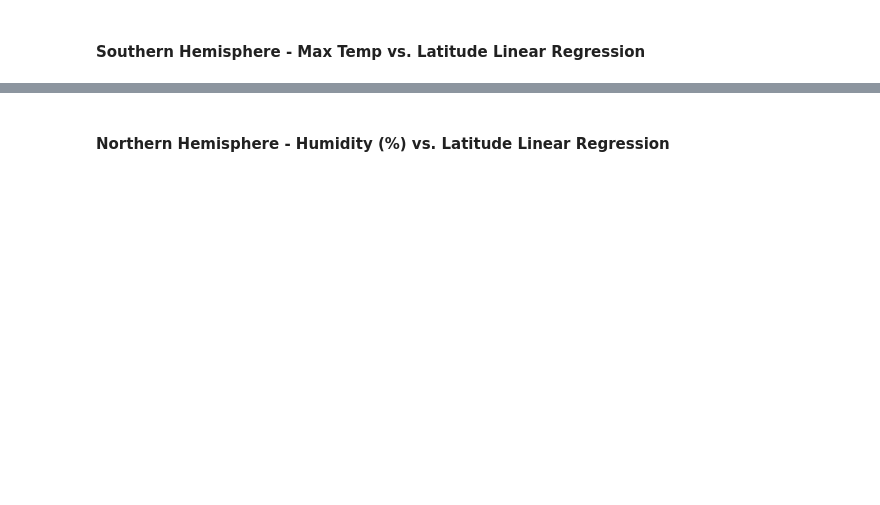
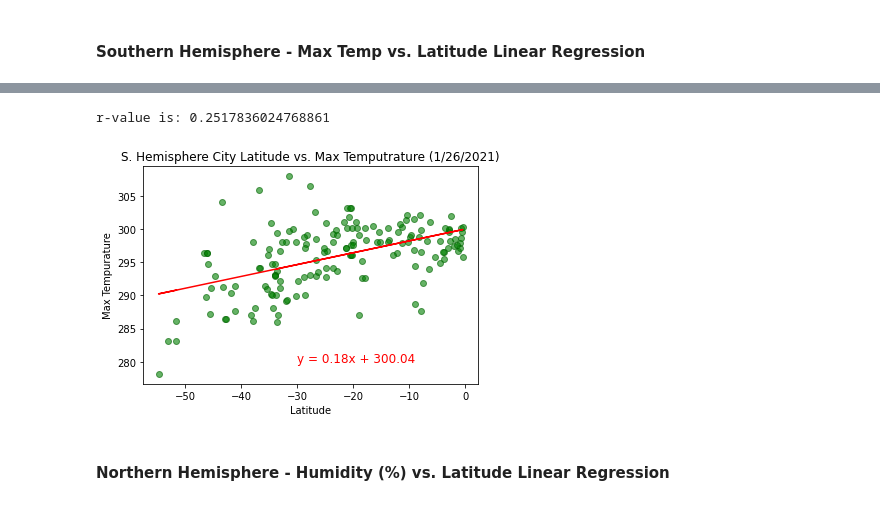
Before and after one commit to andrewneher/python-api-challenge, a Jupyter notebook: WeatherPy/ANeher_WeatherPy.ipynb, the cells around one changed output, grey strips where cells are left out. Cells and saved outputs as stored; diff of their text form; code cells hidden in the pictures; blank space fills up the shorter version.

```diff
--- a/WeatherPy/ANeher_WeatherPy.ipynb
+++ b/WeatherPy/ANeher_WeatherPy.ipynb
@@ -226,2 +240,20 @@ The r-value is: 0.6082708688906918
+# %%
+xv2 = s_hem['lat']
+yv2 = s_hem['max_temp']
+(slope, intercept, rvalue, pvalue, stderr) =linregress(xv2, yv2)
+regress = xv2 * slope + intercept
+# %%
+line_eq = "y = " + str(round(slope,2)) + "x + " + str(round(intercept,2))
+plt.scatter(xv2, yv2, color="green", alpha = .6, edgecolors='darkgreen')
+plt.plot(xv2,regress, "r-")
+plt.annotate(line_eq,(-30,280), fontsize=12, color="r")
+plt.xlabel("Latitude")
+plt.ylabel("Max Tempurature")
+plt.title("S. Hemisphere City Latitude vs. Max Temputrature (1/26/2021)")
+print(f"r-value is: {rvalue**2}")
+plt.savefig("output_data/S_HEM_lat_temp.png")
+# %% [output]
+r-value is: 0.2517836024768861
+[figure, added]
 # %% [markdown]
 ####  Northern Hemisphere - Humidity (%) vs. Latitude Linear Regression
```
Also changed, not shown: parts of 29 cells of this notebook, 12 other files.
